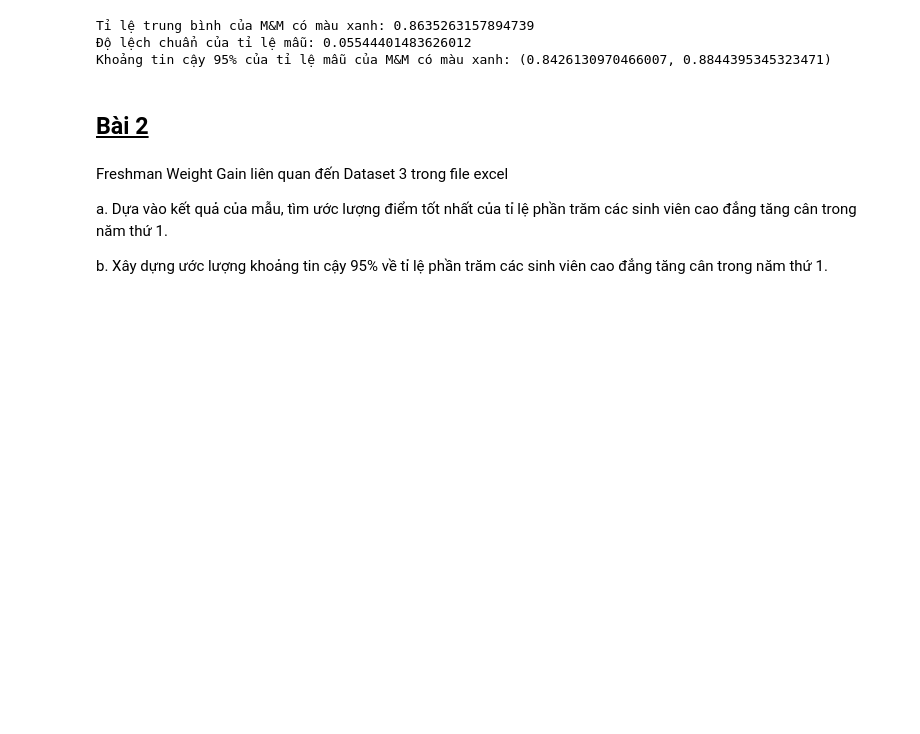
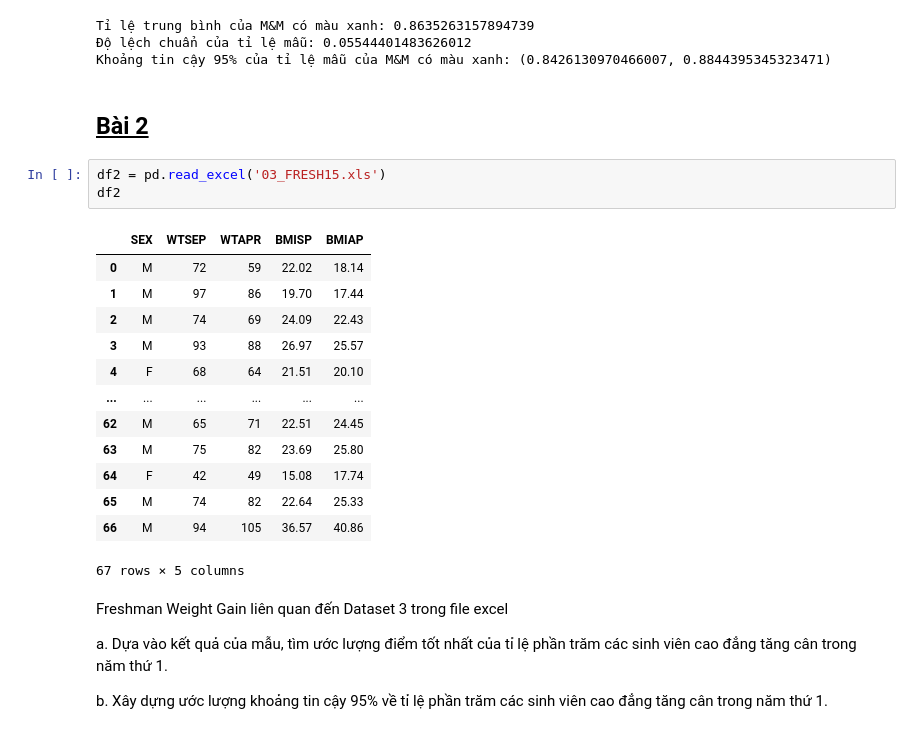
Before and after one commit to tienminhtran/PYTHON, a Jupyter notebook: TKMT/LOP/Thay/tien_lab6/tkud_lab06_ex.ipynb, the cells around one changed output. Drawn from its saved outputs; the diff is of its cells as text; blank space fills up the shorter version.

```diff
--- a/TKMT/LOP/Thay/tien_lab6/tkud_lab06_ex.ipynb
+++ b/TKMT/LOP/Thay/tien_lab6/tkud_lab06_ex.ipynb
@@ -92,6 +93,23 @@ Tỉ lệ trung bình của M&M có màu xanh: 0.8635263157894739
 Khoảng tin cậy 95% của tỉ lệ mẫu của M&M có màu xanh: (0.8426130970466007, 0.8844395345323471)
 # %% [markdown]
 ## <u>Bài 2</u>
+# %%
+df2 = pd.read_excel('03_FRESH15.xls')
+df2
+# %% [output]
+|  | SEX | WTSEP | WTAPR | BMISP | BMIAP |
+| 0 | M | 72 | 59 | 22.02 | 18.14 |
+| 1 | M | 97 | 86 | 19.70 | 17.44 |
+| 2 | M | 74 | 69 | 24.09 | 22.43 |
+| 3 | M | 93 | 88 | 26.97 | 25.57 |
+| 4 | F | 68 | 64 | 21.51 | 20.10 |
+| ... | ... | ... | ... | ... | ... |
+| 62 | M | 65 | 71 | 22.51 | 24.45 |
+| 63 | M | 75 | 82 | 23.69 | 25.80 |
+| 64 | F | 42 | 49 | 15.08 | 17.74 |
+| 65 | M | 74 | 82 | 22.64 | 25.33 |
+| 66 | M | 94 | 105 | 36.57 | 40.86 |
+67 rows × 5 columns
 # %% [markdown]
 Freshman Weight Gain liên quan đến Dataset 3 trong file excel
 
```
Also changed, not shown: parts of 11 cells of this notebook, 4 other files.
